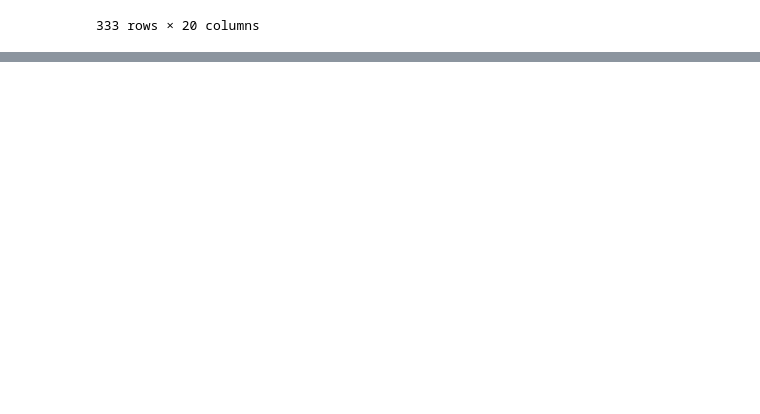
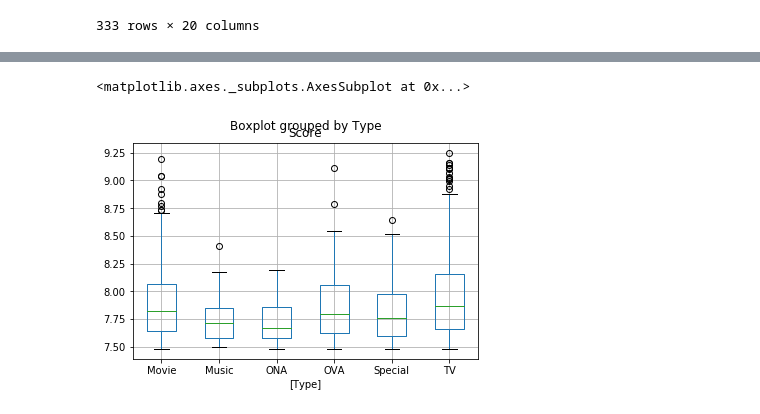
Before and after one commit to robbyturnip/Python_Dasar, a Jupyter notebook: caw/Untitled.ipynb, the cells around one changed output, grey strips where cells are left out. Saved outputs shown, nothing was run; the diff lists cells and outputs as text; code cells hidden in the pictures; blank space fills up the shorter version.

```diff
--- a/caw/Untitled.ipynb
+++ b/caw/Untitled.ipynb
@@ -185,0 +161,6 @@ plt.hist(anime_df['Score'])
+# %%
+baca_anime=baca_anime[["Type","Score"]]
+baca_anime.boxplot(by="Type")
+# %% [output]
+<matplotlib.axes._subplots.AxesSubplot at 0x...>
+[figure, added]
```
Also changed, not shown: parts of 23 cells of this notebook.
